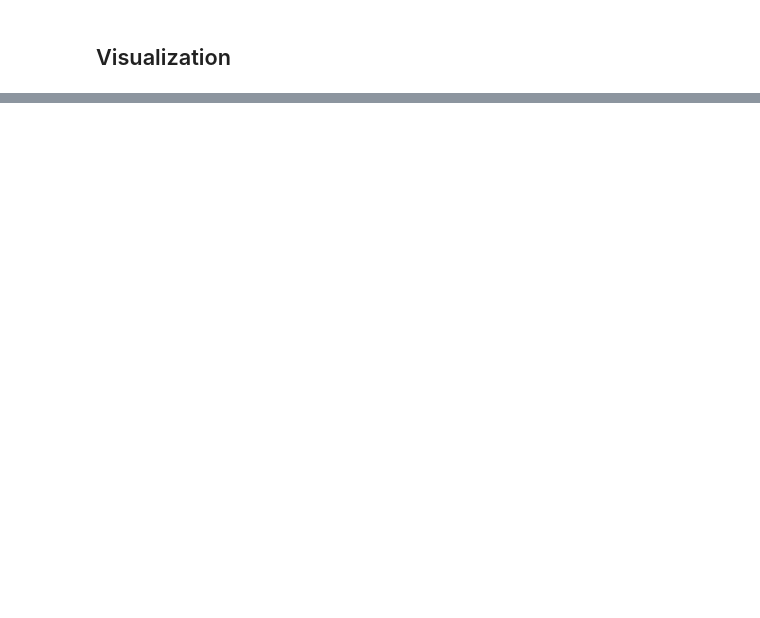
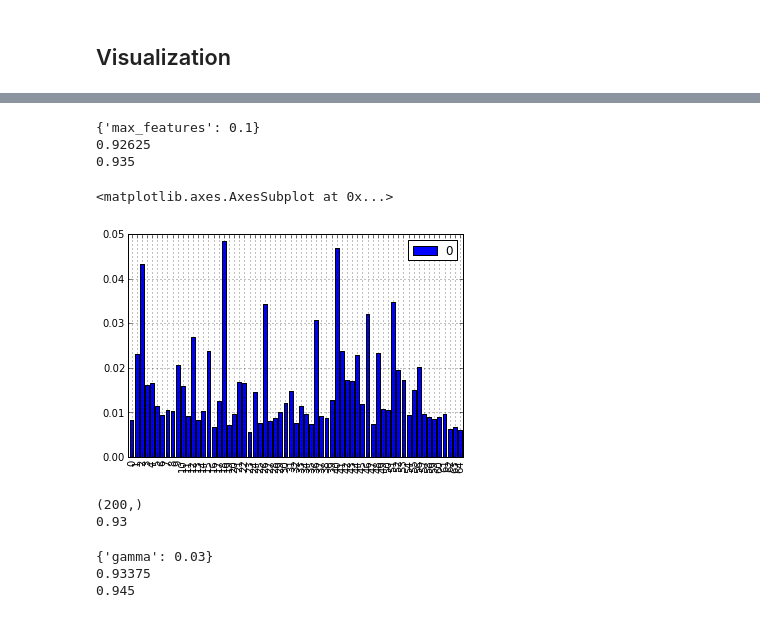
Before and after one commit to dolaameng/tutorials, a Jupyter notebook: sklearn-tutorials/FEATURES - different extraction method.ipynb, the cells around one changed output, grey strips where cells are left out. Cells and saved outputs as stored; diff of their text form; code cells hidden in the pictures; blank space fills up the shorter version.

```diff
--- a/sklearn-tutorials/FEATURES - different extraction method.ipynb
+++ b/sklearn-tutorials/FEATURES - different extraction method.ipynb
@@ -344,0 +366,10 @@ for ylabel, c in zip(np.unique(y), ['r.', 'b+']):
+# %%
+## train and test split
+
+train_X = norm_sf_pca_X[train_index, :]
+test_X = norm_sf_pca_X[test_index, :]
+train_y = y[train_index]
+test_y = y[test_index]
+
+print train_X.shape, test_X.shape
+print train_y.shape, test_y.shape
@@ -344,0 +379,14 @@ for ylabel, c in zip(np.unique(y), ['r.', 'b+']):
+# %%
+## SVC model
+
+
+svc = SVC()
+gammas = [1e-4, 3e-4, 1e-3, 3e-3, 1e-2, 3e-2, 1e-1, 3e-1, 1., 3., 10.]
+gs = GridSearchCV(svc, {'gamma': gammas}, n_jobs=-1, cv = 5, scoring='accuracy')
+gs.fit(train_X, train_y)
+print gs.best_params_
+print gs.best_score_
+
+svc = SVC(probability=True, **gs.best_params_)
+svc.fit(train_X, train_y)
+print svc.score(test_X, test_y)
@@ -344,0 +410,31 @@ for ylabel, c in zip(np.unique(y), ['r.', 'b+']):
+# %%
+## Extra Random Forest
+
+forest = ExtraTreesClassifier(n_estimators=100, )
+max_features_choices = [0.1, 0.2, 0.3, 0.4, 0.5, 0.6, 0.7, 0.8, 0.9, 1.0]
+gs = GridSearchCV(forest, {'max_features': max_features_choices},
+                  n_jobs=-1, cv = 5, scoring='accuracy')
+gs.fit(train_X, train_y)
+print gs.best_params_
+print gs.best_score_
+
+forest = ExtraTreesClassifier(n_estimators=100, **gs.best_params_)
+forest.fit(train_X, train_y)
+print forest.score(test_X, test_y)
+# %% [output]
+{'max_features': 0.1}
+0.92625
+0.935
+# %%
+pd.DataFrame(forest.feature_importances_).plot(kind = 'bar')
+# %% [output]
+<matplotlib.axes.AxesSubplot at 0x...>
+[figure, added]
+# %%
+yhat_prob = (svc.predict_proba(test_X)[:, 0] + forest.predict_proba(test_X)[:, 0]) / 2.
+yhat = (yhat_prob < 0.5).astype(np.int)
+print yhat.shape
+print np.mean(yhat==test_y)
+# %% [output]
+(200,)
+0.93
@@ -344,0 +445,18 @@ for ylabel, c in zip(np.unique(y), ['r.', 'b+']):
+# %%
+## SVC model
+
+
+svc = SVC()
+gammas = [1e-4, 3e-4, 1e-3, 3e-3, 1e-2, 3e-2, 1e-1, 3e-1, 1., 3., 10.]
+gs = GridSearchCV(svc, {'gamma': gammas}, n_jobs=-1, cv = 5, scoring='accuracy')
+gs.fit(selected_train_X, train_y)
+print gs.best_params_
+print gs.best_score_
+
+svc = SVC(probability = True, **gs.best_params_)
+svc.fit(selected_train_X, train_y)
+print svc.score(selected_test_X, test_y)
+# %% [output]
+{'gamma': 0.03}
+0.93375
+0.945
```
Also changed, not shown: parts of 19 cells of this notebook, 1 other file.
